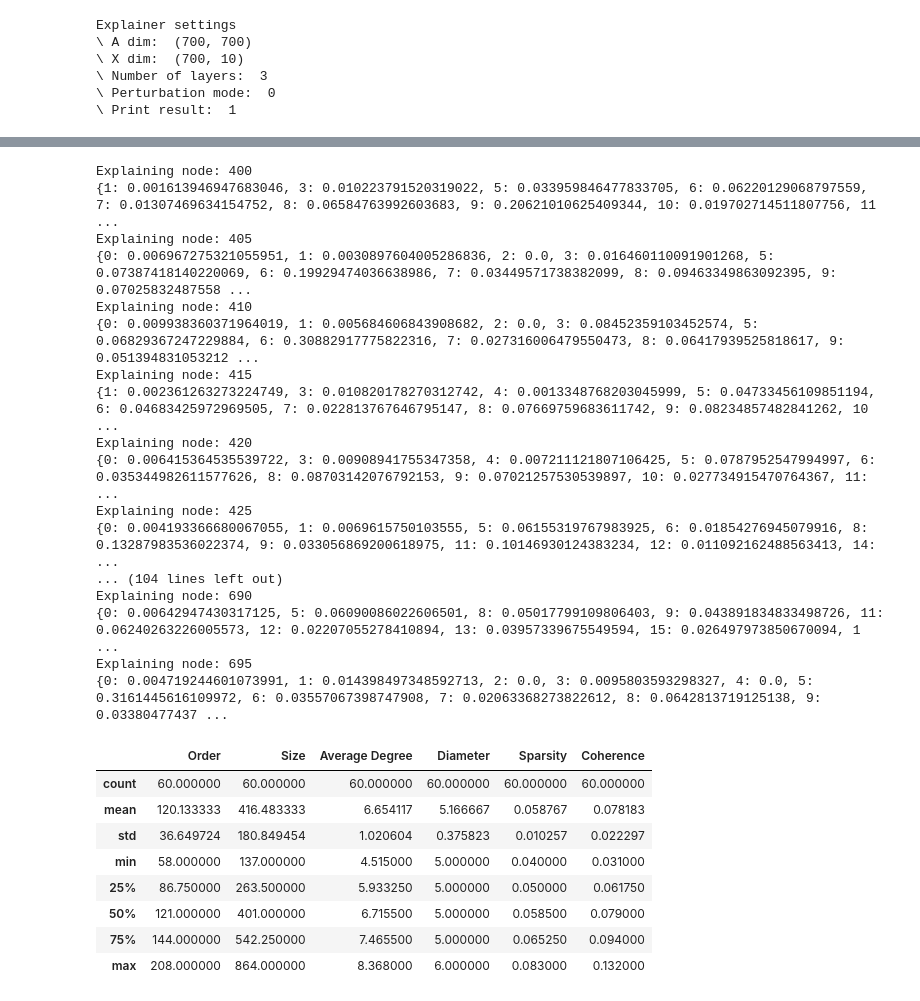
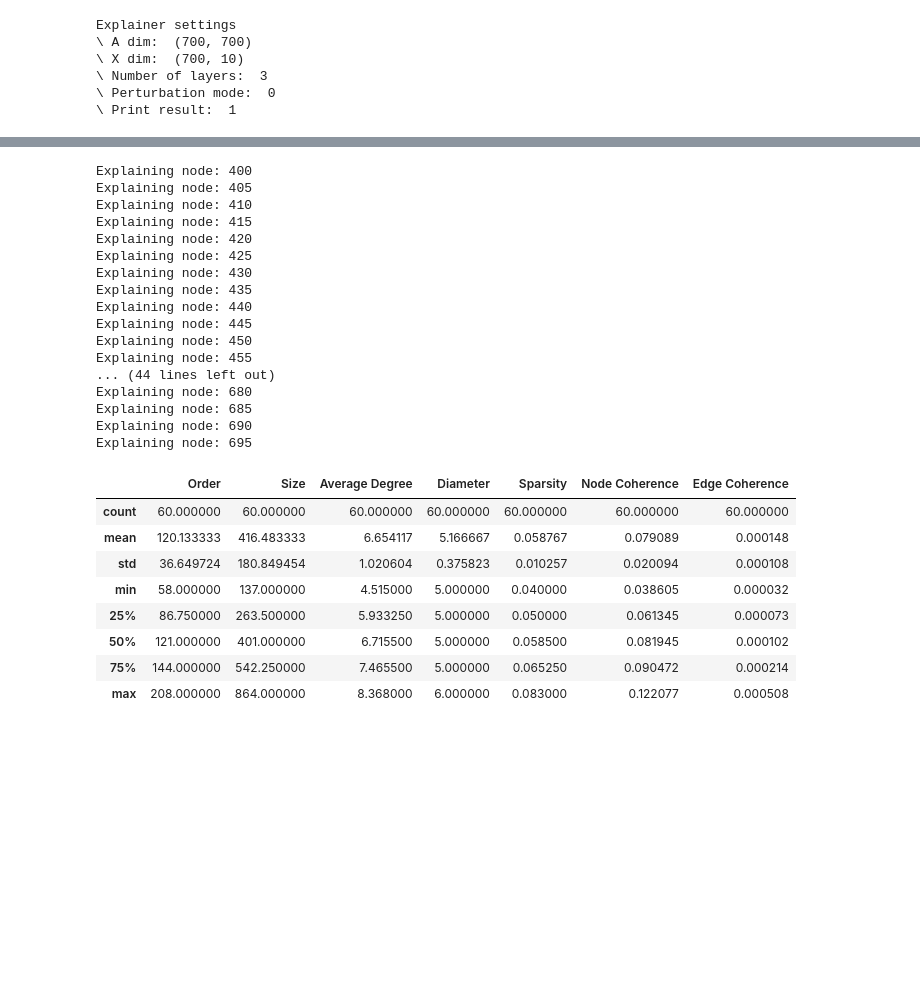
Before and after one commit to ASudu/PGMExplainer_graph_properties, a Jupyter notebook: PGM_Node/Explain_GNN/syn1.ipynb, the cells around one changed output, grey strips where cells are left out. Saved outputs shown, nothing was run; the diff lists cells and outputs as text; code cells hidden in the pictures; blank space fills up the shorter version.

```diff
--- a/PGM_Node/Explain_GNN/syn1.ipynb
+++ b/PGM_Node/Explain_GNN/syn1.ipynb
@@ -349,7 +358,7 @@ def graph_prop(graph, stats, target, p_threshold,variation):
 # For this reason we use the p-values as an indicator of importance of the node
 # We define node_importance_by_exp = (1-p)
 
-graph_data = []
+graph_data1 = []
 variation = 1
 
 # Explaining each target node
@@ -359,51 +368,51 @@ for target in nodes_to_explain:
 
     # We set top_node as None since we want to check how compact the explanations are without restricting its size
     _, _, stats = explainer.explain(target, num_samples = 900, p_threshold=p_threshold, pred_threshold = 0.2)
 
     # Original network
     G = nx.from_numpy_array(explainer.A)
     # Considered neighbors
     nbors = list(stats.keys())
     # nodes_to_consider = []
     # # Masking the nodes
     # for v in nbors:
     #     if stats.get(v) < p_threshold:
     #         nodes_to_consider.append(v)
 
     # Vertex induced subgraph that acts as the explanation
     exp_subgraph = nx.induced_subgraph(G, nbors)
 
     # All properties obtained
-    graph_data.append(graph_prop(exp_subgraph,stats, target, p_threshold,variation))
+    graph_data1.append(graph_prop(exp_subgraph,stats, target, p_threshold,variation))
 
 # Convert the above data into a data frame
-df = pd.DataFrame(graph_data, columns=["Order","Size","Average Degree","Diameter","Sparsity","Coherence"])
+df1 = pd.DataFrame(graph_data1, columns=["Order","Size","Average Degree","Diameter","Sparsity","Node Coherence","Edge Coherence"])
 
-df.describe()
+df1.describe()
 # %% [output]
 Explaining node: 400
-{1: 0.001613946947683046, 3: 0.010223791520319022, 5: 0.033959846477833705, 6: 0.06220129068797559, 7: 0.01307469634154752, 8: 0.06584763992603683, 9: 0.20621010625409344, 10: 0.019702714511807756, 11 ...
 Explaining node: 405
-{0: 0.006967275321055951, 1: 0.0030897604005286836, 2: 0.0, 3: 0.016460110091901268, 5: 0.07387418140220069, 6: 0.19929474036638986, 7: 0.03449571738382099, 8: 0.09463349863092395, 9: 0.07025832487558 ...
 Explaining node: 410
-{0: 0.009938360371964019, 1: 0.005684606843908682, 2: 0.0, 3: 0.08452359103452574, 5: 0.06829367247229884, 6: 0.30882917775822316, 7: 0.027316006479550473, 8: 0.06417939525818617, 9: 0.051394831053212 ...
 Explaining node: 415
-{1: 0.002361263273224749, 3: 0.010820178270312742, 4: 0.0013348768203045999, 5: 0.04733456109851194, 6: 0.04683425972969505, 7: 0.022813767646795147, 8: 0.07669759683611742, 9: 0.08234857482841262, 10 ...
 Explaining node: 420
-{0: 0.006415364535539722, 3: 0.00908941755347358, 4: 0.007211121807106425, 5: 0.0787952547994997, 6: 0.035344982611577626, 8: 0.08703142076792153, 9: 0.07021257530539897, 10: 0.027734915470764367, 11: ...
 Explaining node: 425
-{0: 0.004193366680067055, 1: 0.0069615750103555, 5: 0.06155319767983925, 6: 0.01854276945079916, 8: 0.13287983536022374, 9: 0.033056869200618975, 11: 0.10146930124383234, 12: 0.011092162488563413, 14: ...
-... (104 lines left out)
+Explaining node: 430
+Explaining node: 435
+Explaining node: 440
+Explaining node: 445
+Explaining node: 450
+Explaining node: 455
+... (44 lines left out)
+Explaining node: 680
+Explaining node: 685
 Explaining node: 690
-{0: 0.00642947430317125, 5: 0.06090086022606501, 8: 0.05017799109806403, 9: 0.043891834833498726, 11: 0.06240263226005573, 12: 0.02207055278410894, 13: 0.03957339675549594, 15: 0.026497973850670094, 1 ...
 Explaining node: 695
-{0: 0.004719244601073991, 1: 0.014398497348592713, 2: 0.0, 3: 0.0095803593298327, 4: 0.0, 5: 0.3161445616109972, 6: 0.03557067398747908, 7: 0.02063368273822612, 8: 0.0642813719125138, 9: 0.03380477437 ...
-|  | Order | Size | Average Degree | Diameter | Sparsity | Coherence |
-| count | 60.000000 | 60.000000 | 60.000000 | 60.000000 | 60.000000 | 60.000000 |
-| mean | 120.133333 | 416.483333 | 6.654117 | 5.166667 | 0.058767 | 0.078183 |
-| std | 36.649724 | 180.849454 | 1.020604 | 0.375823 | 0.010257 | 0.022297 |
-| min | 58.000000 | 137.000000 | 4.515000 | 5.000000 | 0.040000 | 0.031000 |
-| 25% | 86.750000 | 263.500000 | 5.933250 | 5.000000 | 0.050000 | 0.061750 |
-| 50% | 121.000000 | 401.000000 | 6.715500 | 5.000000 | 0.058500 | 0.079000 |
-| 75% | 144.000000 | 542.250000 | 7.465500 | 5.000000 | 0.065250 | 0.094000 |
-| max | 208.000000 | 864.000000 | 8.368000 | 6.000000 | 0.083000 | 0.132000 |
+|  | Order | Size | Average Degree | Diameter | Sparsity | Node Coherence | Edge Coherence |
+| count | 60.000000 | 60.000000 | 60.000000 | 60.000000 | 60.000000 | 60.000000 | 60.000000 |
+| mean | 120.133333 | 416.483333 | 6.654117 | 5.166667 | 0.058767 | 0.079089 | 0.000148 |
+| std | 36.649724 | 180.849454 | 1.020604 | 0.375823 | 0.010257 | 0.020094 | 0.000108 |
+| min | 58.000000 | 137.000000 | 4.515000 | 5.000000 | 0.040000 | 0.038605 | 0.000032 |
+| 25% | 86.750000 | 263.500000 | 5.933250 | 5.000000 | 0.050000 | 0.061345 | 0.000073 |
+| 50% | 121.000000 | 401.000000 | 6.715500 | 5.000000 | 0.058500 | 0.081945 | 0.000102 |
+| 75% | 144.000000 | 542.250000 | 7.465500 | 5.000000 | 0.065250 | 0.090472 | 0.000214 |
+| max | 208.000000 | 864.000000 | 8.368000 | 6.000000 | 0.083000 | 0.122077 | 0.000508 |
```
Also changed, not shown: parts of 9 cells of this notebook, 1 other file.
